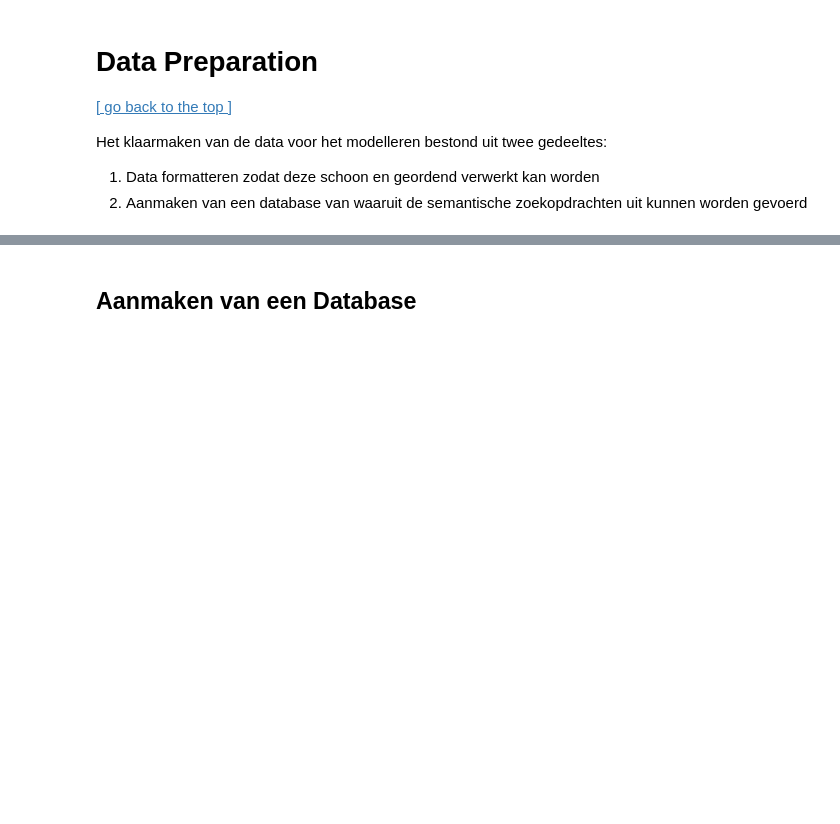
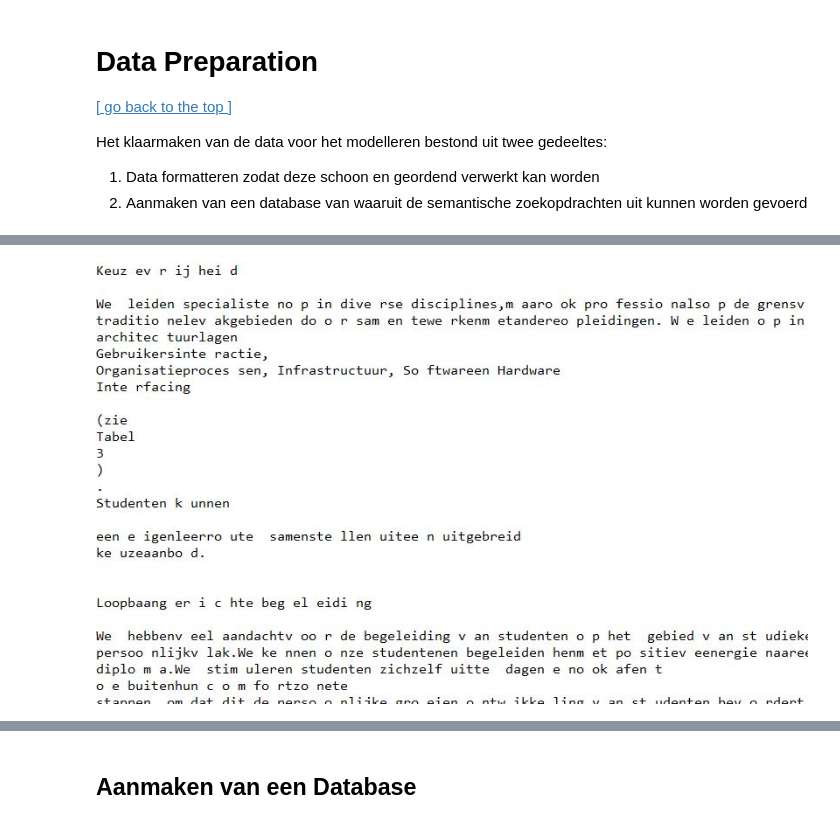
Before and after one commit to irisoer/Themaopdracht_OER, a Jupyter notebook: Notebook final/OERbotje High Five.ipynb, the cells around one changed output, grey strips where cells are left out. Saved outputs shown, nothing was run; the diff lists cells and outputs as text; code cells hidden in the pictures; blank space fills up the shorter version.

```diff
--- a/Notebook final/OERbotje High Five.ipynb
+++ b/Notebook final/OERbotje High Five.ipynb
@@ -135,0 +124,4 @@ Aangezien SemDB voor ons allemaal nieuw was, hebben we het proces misschien niet
+# %%
+display(Image(filename='Afbeeldingen/1erun.JPG'))
+# %% [output]
+[figure, added]
```
Also changed, not shown: parts of 28 cells of this notebook, 2 other files.
